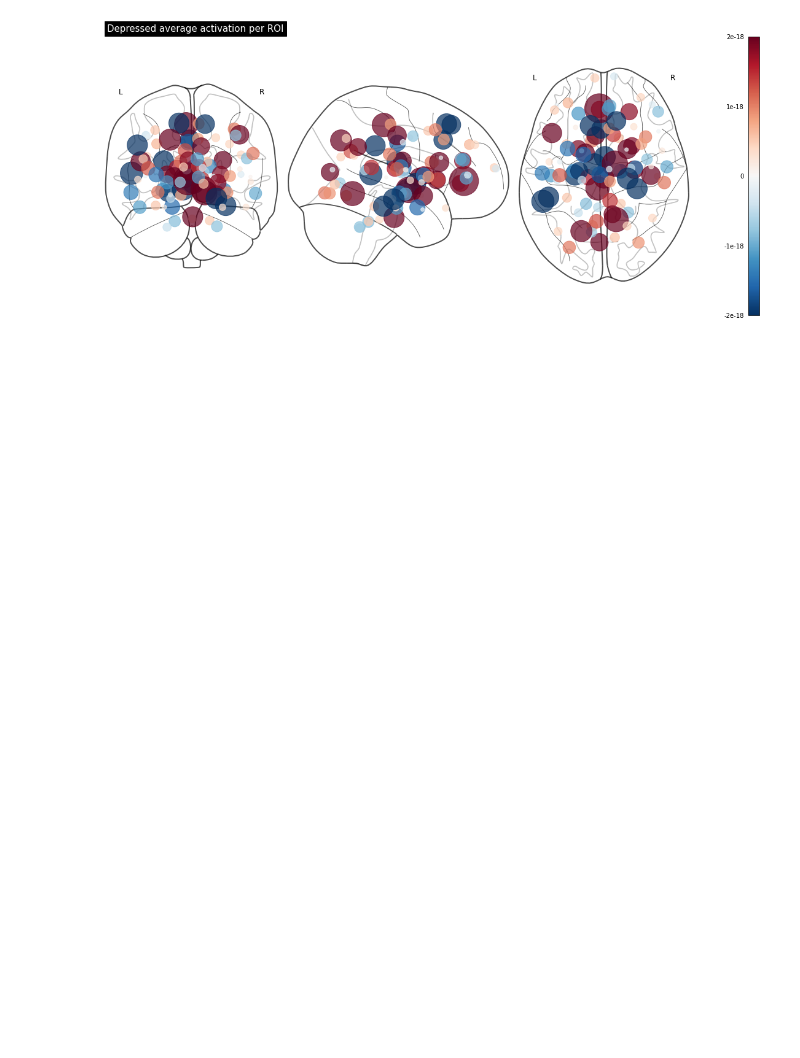
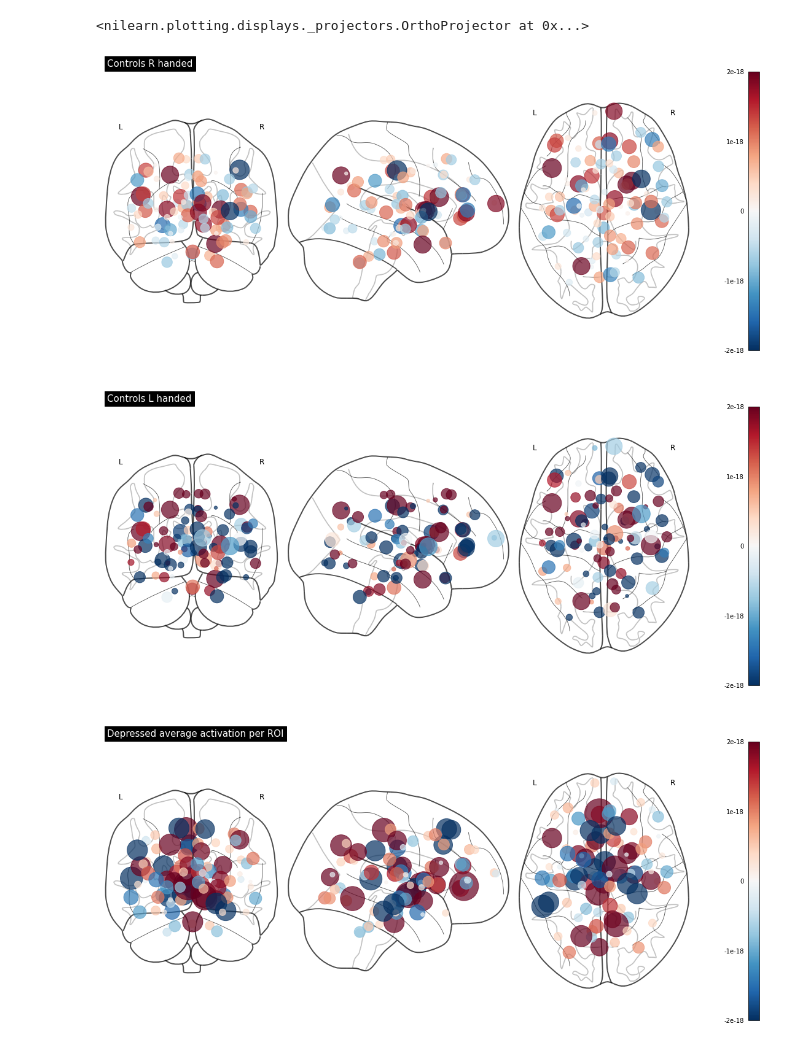
Before and after one commit to margotwagner/DDC, a Jupyter notebook: notebooks/ac-rsfmri_activation_map.ipynb, the cells around one changed output. Drawn from its saved outputs; the diff is of its cells as text; code cells hidden in the pictures; blank space fills up the shorter version.

Commit message:
connections distribution plots

```diff
--- a/notebooks/ac-rsfmri_activation_map.ipynb
+++ b/notebooks/ac-rsfmri_activation_map.ipynb
@@ -14,11 +63,19 @@ os.chdir("/nadata/cnl/abcd/data/imaging/fmri/rsfmri/interim/segmented/baseline_d
 files = glob.glob("**/filt_fMRI_segmented**.csv", recursive=True)
 # %%
 control=[]
+control_R=[]
+control_L=[]
 depressed=[]
+depressed_R=[]
+depressed_L=[]
 for f in files:
-    if labels.values[np.where(labels.index.values==f.split('/')[0].split('-')[-1])]==0:
-        ts = np.loadtxt(f, delimiter=",", dtype=float)
-        control.append(np.mean(ts[1:], axis=0))
-    elif labels.values[np.where(labels.index.values==f.split('/')[0].split('-')[-1])]==1:
-        ts = np.loadtxt(f, delimiter=",", dtype=float)
-        depressed.append(np.mean(ts[1:], axis=0))
+    try:
+        if labels.values[np.where(labels.index.values==f.split('/')[0].split('-')[-1])][0,0]==0:
+            ts = np.loadtxt(f, delimiter=",", dtype=float)
+            control.append(np.mean(ts[1:], axis=0))
+
+        elif labels.values[np.where(labels.index.values==f.split('/')[0].split('-')[-1])][0,0]==1:
+            ts = np.loadtxt(f, delimiter=",", dtype=float)
+            depressed.append(np.mean(ts[1:], axis=0))
+    except:
+        print('file not found')
@@ -52,3 +178,31 @@ NameError: name 'pd' is not defined
+# %%
+fig=plt.figure(figsize=(15,7))
+
+plotting.plot_markers(
+    np.mean(control_R,axis=0),
+    coord_list,
+    node_cmap="RdBu_r",
+    figure=fig,
+    node_vmin=-2e-18,
+    node_vmax=2e-18,
+    node_size=abs(np.mean(control_R,axis=0))*4e20,
+    title="Controls R handed",
+)
+fig=plt.figure(figsize=(15,7))
+plotting.plot_markers(
+    np.mean(control_L,axis=0),
+    coord_list,
+    node_cmap="RdBu_r",
+    figure=fig,
+    node_vmin=-2e-18,
+    node_vmax=2e-18,
+    node_size=abs(np.mean(control_R,axis=0))*4e20,
+    title="Controls L handed",
+)
+# %% [output]
+<nilearn.plotting.displays._projectors.OrthoProjector at 0x...>
+[figure, added]
+[figure, added]
 # %%
 
 fig=plt.figure(figsize=(15,7))
```
Also changed, not shown: parts of 15 cells of this notebook, 4 other files.
